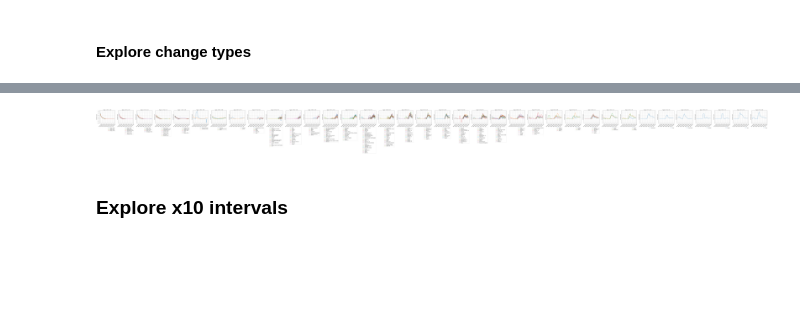
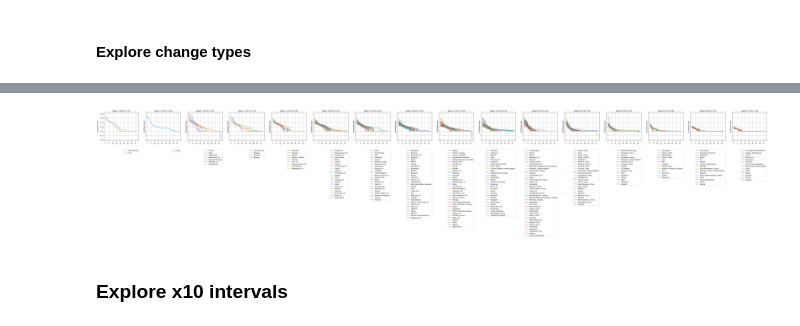
Before and after one commit to yaniv256/VAEs-in-Economics, a Jupyter notebook: Notebooks/Covid_19_VAEs.ipynb, the cells around one changed output, grey strips where cells are left out. Saved outputs shown, nothing was run; the diff lists cells and outputs as text; code cells hidden in the pictures; blank space fills up the shorter version.

Commit message:
Replaced change with sorted change

```diff
--- a/Notebooks/Covid_19_VAEs.ipynb
+++ b/Notebooks/Covid_19_VAEs.ipynb
@@ -717,8 +756,8 @@ np.mean(change.values.flatten()>1),np.mean(change.values.flatten()<0)
 # %% [markdown]
 #### Calculate change encoding
 # %%
-x_train, x_test = train_test_split(change, test_size=0.25, random_state=42)
-change = pd.concat([x_train,x_test], axis=0)
+x_train, x_test = train_test_split(sorted_change, test_size=0.25, random_state=42)
+sorted_change = pd.concat([x_train,x_test], axis=0)
 
 x_train.shape, x_test.shape
 # %% [output]
@@ -792,7 +831,8 @@ for i in range(len(history)):
 # %%
-encoded_data=pd.DataFrame(vae.encoder.predict(change),index=change.index, columns=['Type'])
-Hubei_sign = np.sign(encoded_data.loc['Hubei, China','Type'])
-if Hubei_sign == 1.0:
+encoded_data=pd.DataFrame(vae.encoder.predict(sorted_change),
+                          index=sorted_change.index, columns=['Type'])
+New_York_sign = np.sign(encoded_data.loc['New York, US','Type'])
+if New_York_sign == 1.0:
   encoded_data['Type'] *= -1.0
-Hubei_sign, encoded_data.loc['Hubei, China','Type']
+New_York_sign, encoded_data.loc['New York, US','Type']
 # %% [output]
@@ -818,8 +858,8 @@ plt.savefig('plot_dist_type.png')
 # %%
-change = encoded_data.join(change)
+sorted_change = encoded_data.join(sorted_change)
 
-change = change.sort_values(by='Type')
+sorted_change = sorted_change.sort_values(by='Type')
 
-change.to_csv('covid19_confirmed_change.csv')
-change
+sorted_change.to_csv('covid19_confirmed_sorted_change.csv')
+sorted_change
 # %% [output]
@@ -838,6 +878,6 @@ change
 287 rows × 61 columns
 # %%
-def plot_by_code(data, center=(-5.0,5.0,0.1), width=0.1):
+def plot_by_code(data, center=(-5.0,5.0,0.2), width=0.2):
     centers = np.arange(*center)
     sub_df=OrderedDict((centers[i],
                         data.loc[(data['Type'] >= centers[i]-width/2)
@@ -861,11 +901,11 @@ def plot_by_code(data, center=(-5.0,5.0,0.1), width=0.1):
       ax[i].set_xticks(range(1,sub_df[center].shape[1],7))
       ax[i].tick_params(axis='x',labelrotation=45)
 # %%
-plot_by_code(change)
+plot_by_code(sorted_change)
 
 plt.savefig('plot_by_code.png')
 # %% [output]
-[figure, old version]
+[figure, new version]
 # %% [markdown]
 ### Explore x10 intervals
 # %%
```
Also changed, not shown: parts of 19 cells of this notebook.
